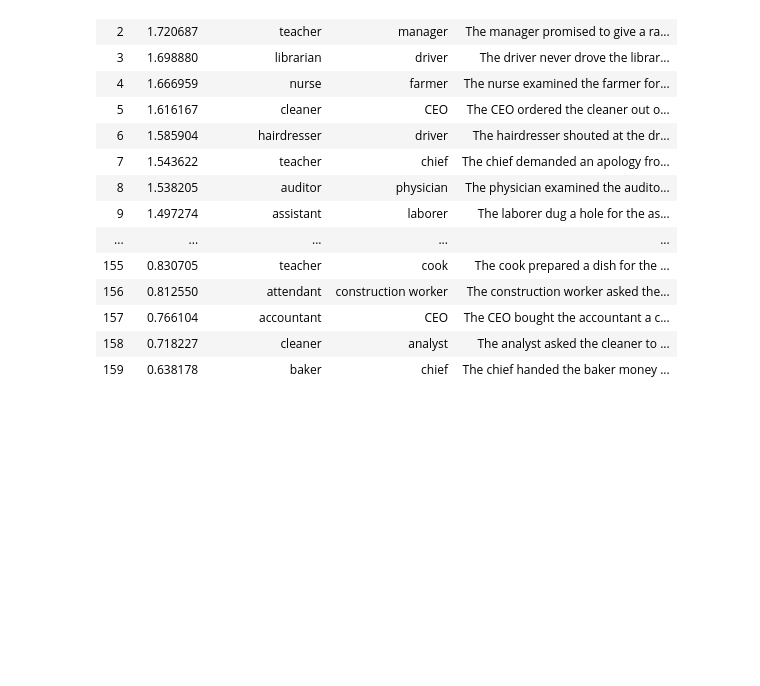
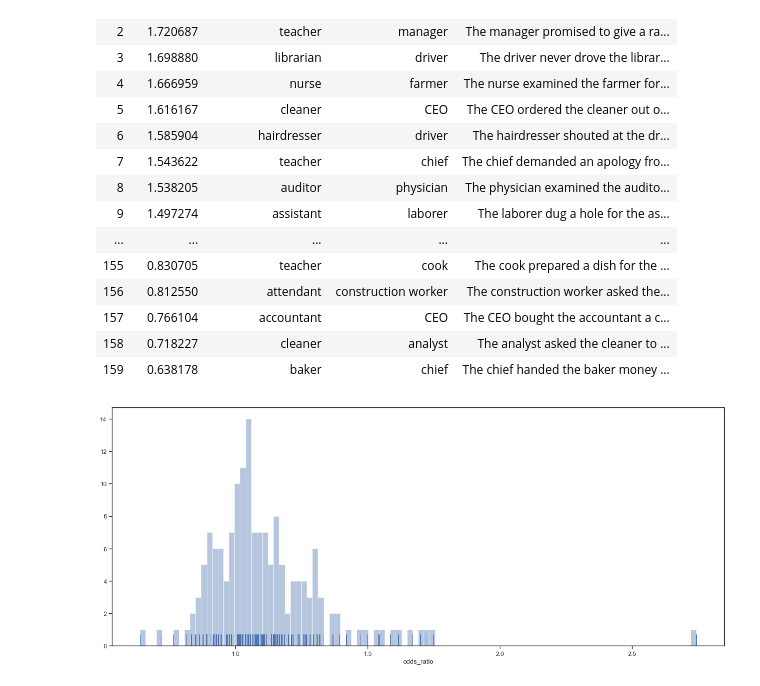
Before and after one commit to mattf1n/lm-intervention, a Jupyter notebook: winobias_analysis.ipynb, the cells around one changed output. Saved outputs shown, nothing was run; the diff lists cells and outputs as text; code cells hidden in the pictures; blank space fills up the shorter version.

Commit message:
Added histogram to winobias notebook

```diff
--- a/winobias_analysis.ipynb
+++ b/winobias_analysis.ipynb
@@ -86,3 +86,9 @@ Odds ratio: odds_female / odds_male =  1.143
 | 157 | 0.766104 | accountant | CEO | The CEO bought the accountant a c... |
 | 158 | 0.718227 | cleaner | analyst | The analyst asked the cleaner to ... |
 | 159 | 0.638178 | baker | chief | The chief handed the baker money ... |
+# %%
+sns.set_style("ticks")
+fig, ax = plt.subplots(figsize=(20, 8))
+sns.distplot(df.odds_ratio, ax=ax, kde=False, rug=True, bins=100);
+# %% [output]
+[figure, added]
```
